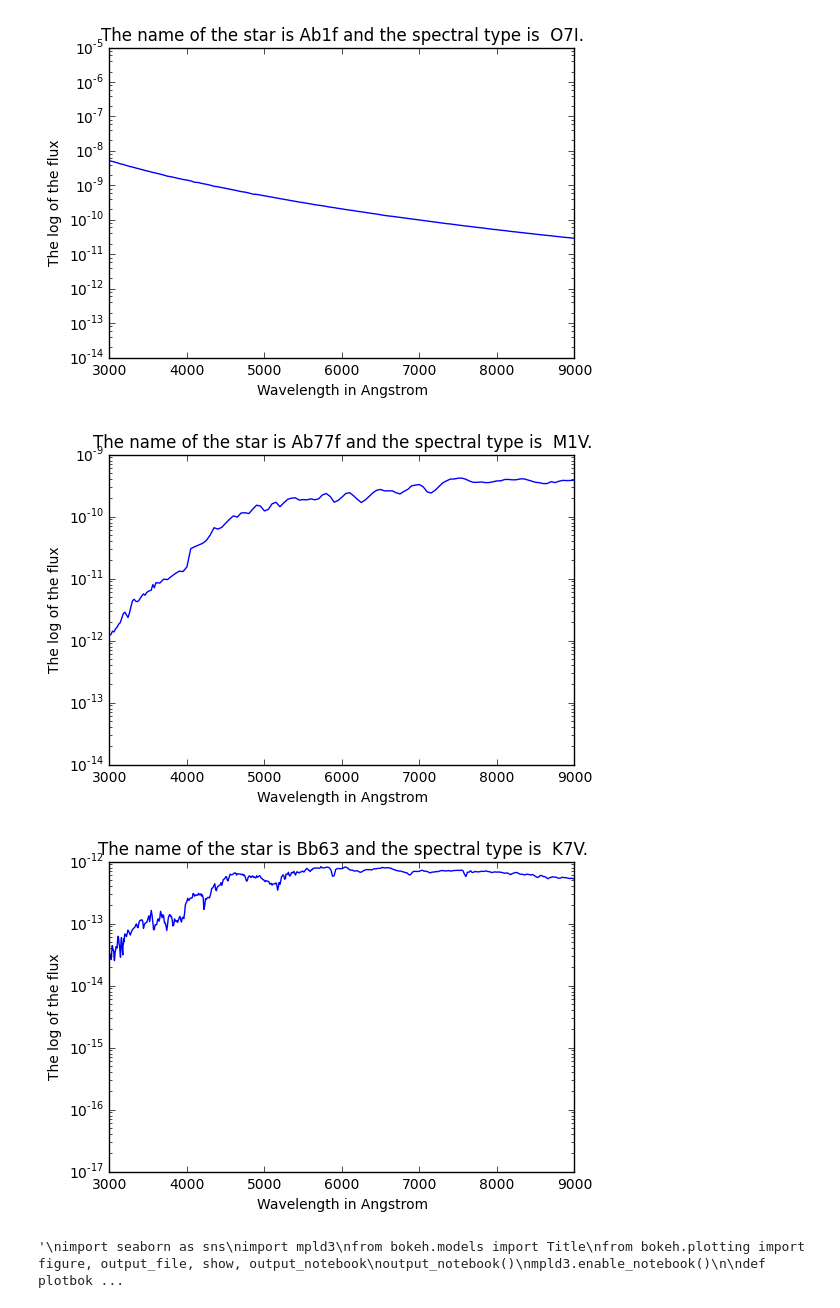
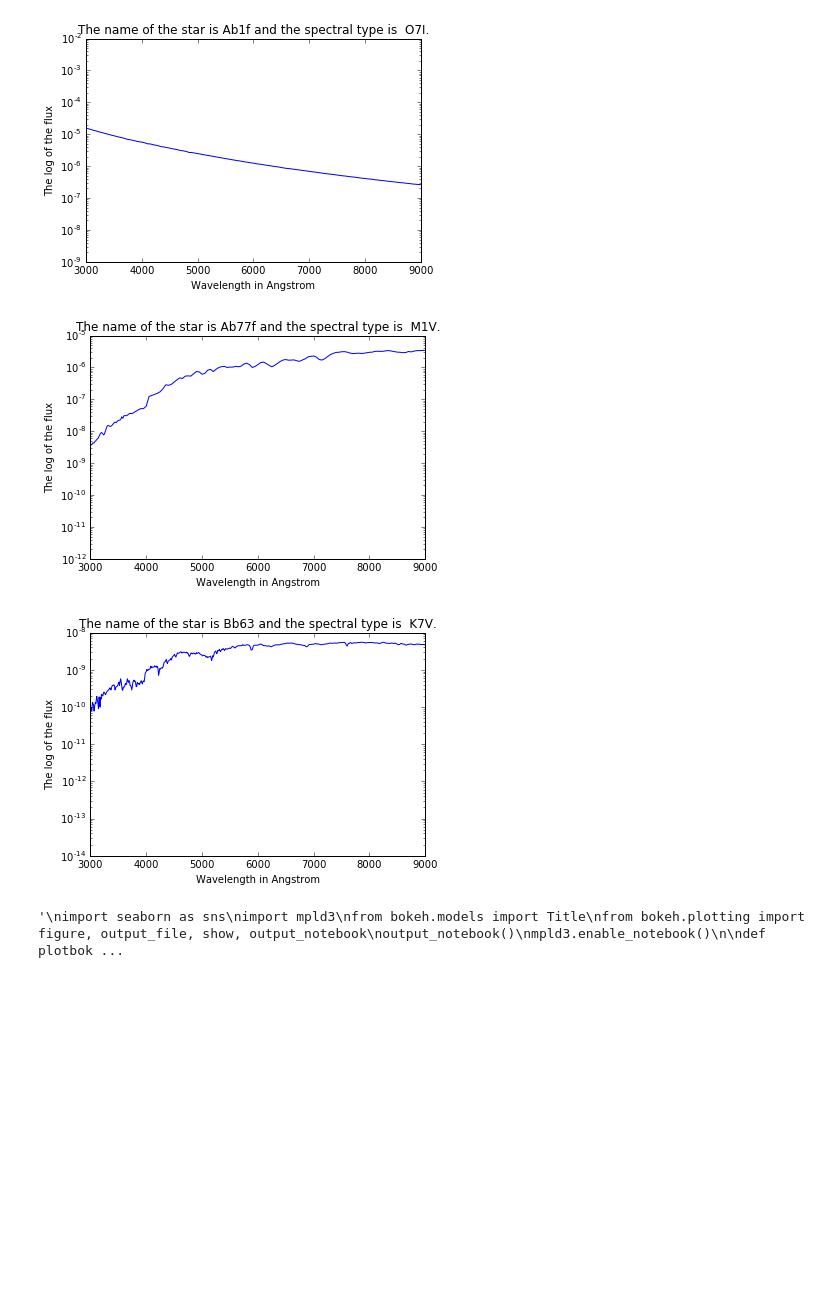
Before and after one commit to DLZRR/AL-OP-2016-2017, a Jupyter notebook: AL&OP 1.ipynb, the cells around one changed output. Cells and saved outputs as stored; diff of their text form; code cells hidden in the pictures; blank space fills up the shorter version.

```diff
--- a/AL&OP 1.ipynb
+++ b/AL&OP 1.ipynb
@@ -11,45 +11,42 @@ def read(name):
     return(pd.read_table(name,sep = ','))
 
 def calculating(name1, name2, name3):
-    #function that reads in csv file, then looks what its spectra type is, then normalises the flux and returns the title + the wavelength and flux.
+    #function that reads in csv file, then looks what its spectra type is, then plots the flux against the wavelength.
     wavelength_and_flux = read(name1)
     spectra = read("Data/spectra.list.csv")
 
     # Series are directly iterable (like a list)
     j = 0
     for i in spectra['#filename']:
         j = j + 1
         if(i == name2):
             type_name = spectra[' type'][j]
 
     #genormaliseerd flux
-    wavelength_and_flux[' flux'] = wavelength_and_flux[' flux']/wavelength_and_flux.sum(axis = 1)
+    #wavelength_and_flux[' flux'] = wavelength_and_flux[' flux']/wavelength_and_flux.sum(axis = 1)
 
-    return("The name of the star is " + name3 + " and the spectral type is " + type_name + ".", wavelength_and_flux['# wavelength'], wavelength_and_flux[' flux'])
+    plot("The name of the star is " + name3 + " and the spectral type is " + type_name + ".", wavelength_and_flux['# wavelength'], wavelength_and_flux[' flux'])
 
 def plot(title, x, y):
     #function to plot
     plt.plot(x, y)
     plt.yscale("log")
     plt.ylabel("The log of the flux")
     plt.xlabel("Wavelength in Angstrom")
     plt.xlim(3000,9000)
     plt.title(title)
     plt.show()
 
 #Question 1
-a, b, c = calculating("Data/Ab1f.dat.fix", "Ab1f.dat.fix", "Ab1f")
-plot(a, b, c)
+calculating("Data/Ab1f.dat.fix", "Ab1f.dat.fix", "Ab1f")
 
-a, b, c = calculating("Data/Ab77f.dat.fix", "Ab77f.dat.fix", "Ab77f")
-plot(a, b, c)
+calculating("Data/Ab77f.dat.fix", "Ab77f.dat.fix", "Ab77f")
 
-a, b, c = calculating("Data/Bb63.dat.fix", "Bb63.dat.fix", "Bb63")
-plot(a, b, c)
+calculating("Data/Bb63.dat.fix", "Bb63.dat.fix", "Bb63")
 # %% [output]
-[figure, old version]
+[figure, new version]
-[figure, old version]
+[figure, new version]
-[figure, old version]
+[figure, new version]
 # %%
 '''
 import seaborn as sns
```
Also changed, not shown: parts of 4 cells of this notebook.
